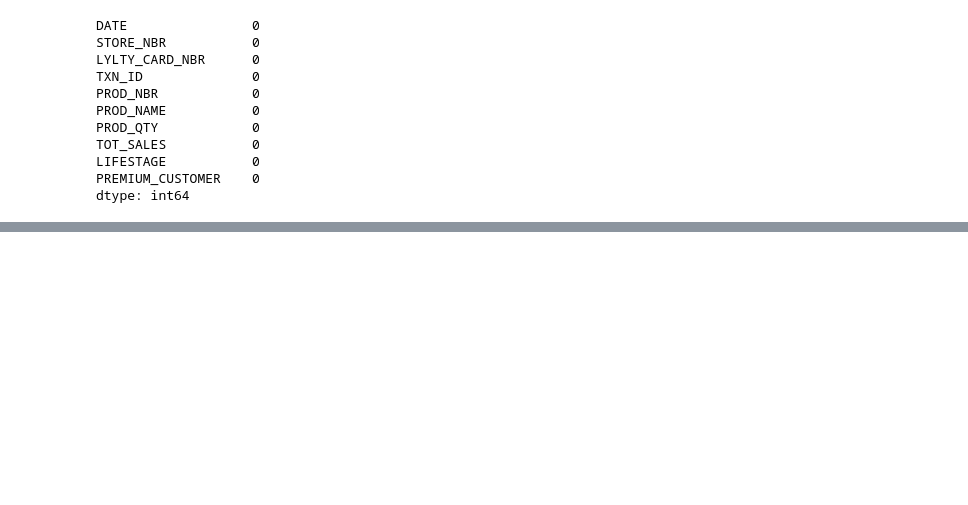
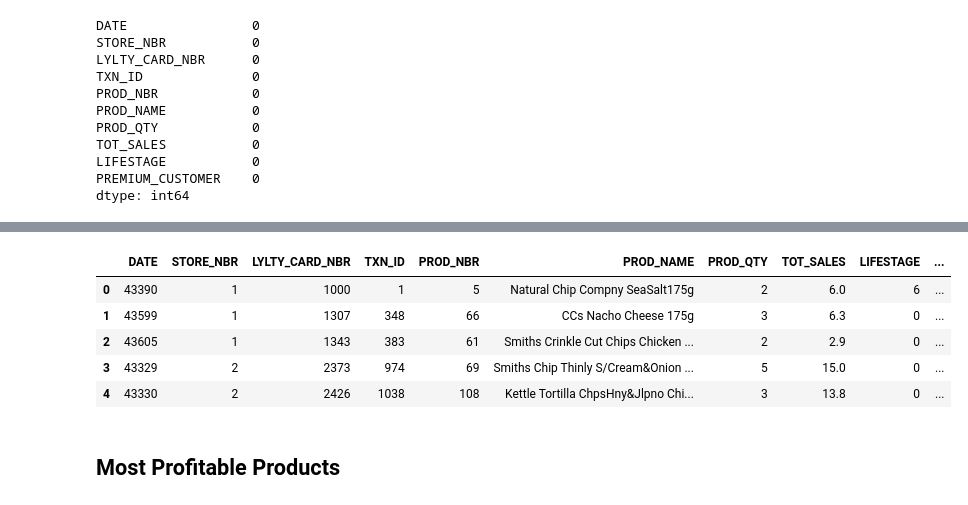
Before and after one commit to rohit00-07/iGnosis-Tech, a Jupyter notebook: notebook.ipynb, the cells around one changed output, grey strips where cells are left out. Saved outputs shown, nothing was run; the diff lists cells and outputs as text; code cells hidden in the pictures; blank space fills up the shorter version.

```diff
--- a/notebook.ipynb
+++ b/notebook.ipynb
@@ -97,0 +121,11 @@ merged_df.head()
+# %%
+merged_df.head()
+# %% [output]
+|  | DATE | STORE_NBR | LYLTY_CARD_NBR | TXN_ID | PROD_NBR | PROD_NAME | PROD_QTY | TOT_SALES | LIFESTAGE | ... |
+| 0 | 43390 | 1 | 1000 | 1 | 5 | Natural Chip Compny SeaSalt175g | 2 | 6.0 | 6 | ... |
+| 1 | 43599 | 1 | 1307 | 348 | 66 | CCs Nacho Cheese 175g | 3 | 6.3 | 0 | ... |
+| 2 | 43605 | 1 | 1343 | 383 | 61 | Smiths Crinkle Cut Chips Chicken ... | 2 | 2.9 | 0 | ... |
+| 3 | 43329 | 2 | 2373 | 974 | 69 | Smiths Chip Thinly S/Cream&Onion ... | 5 | 15.0 | 0 | ... |
+| 4 | 43330 | 2 | 2426 | 1038 | 108 | Kettle Tortilla ChpsHny&Jlpno Chi... | 3 | 13.8 | 0 | ... |
+# %% [markdown]
+## Most Profitable Products
```
Also changed, not shown: parts of 15 cells of this notebook.
